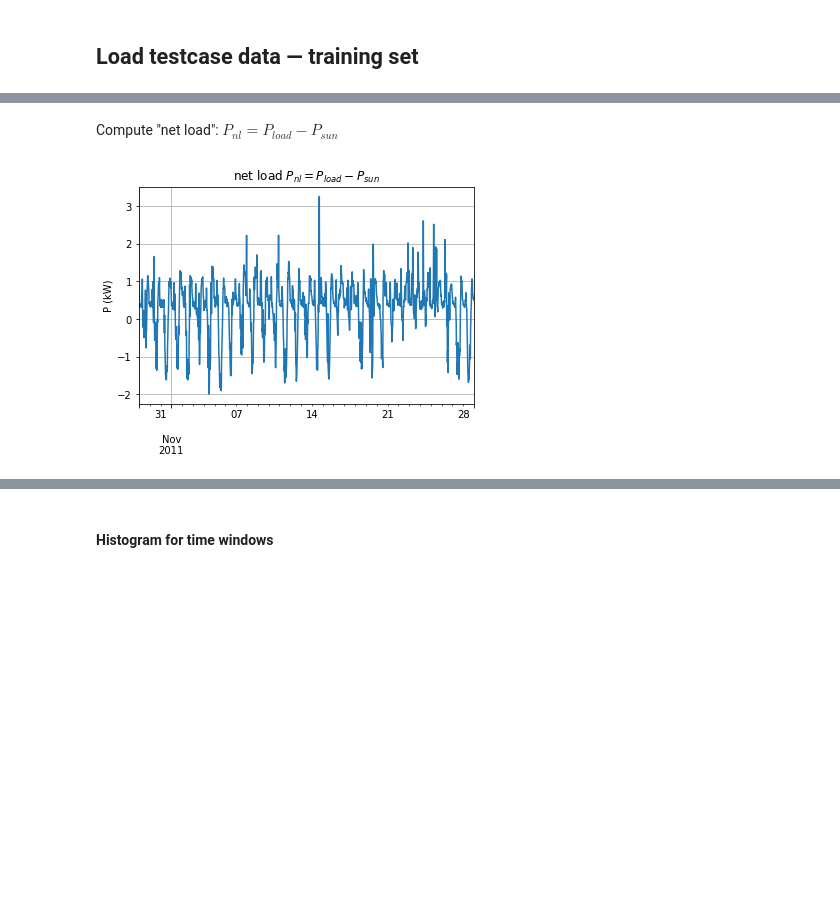
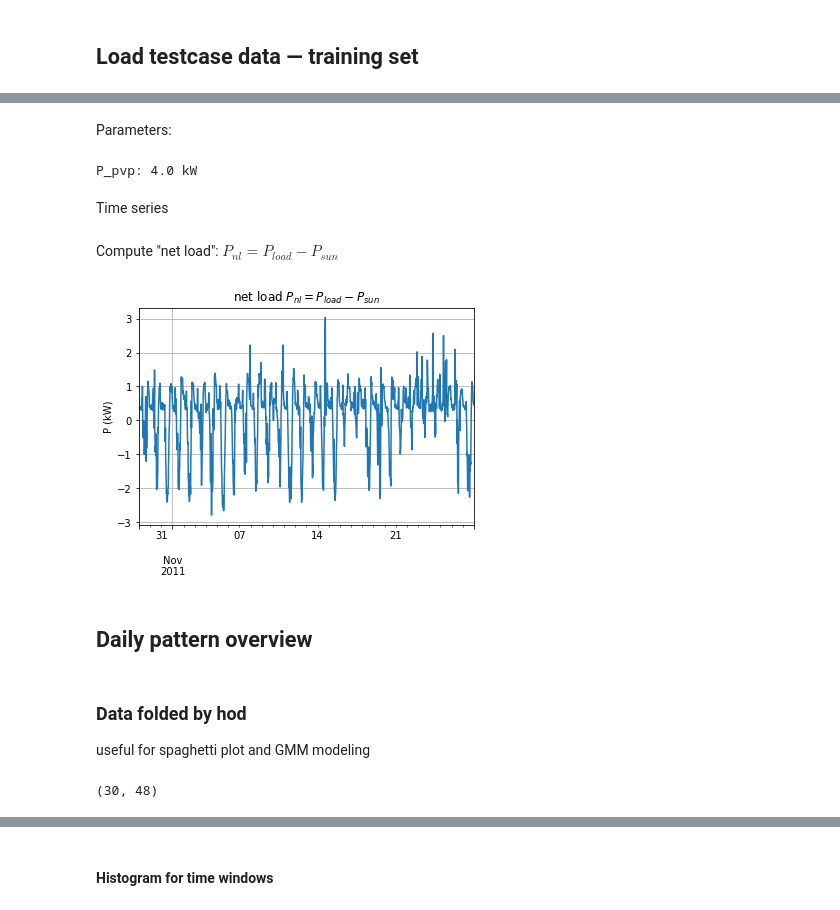
Before and after one commit to pierre-haessig/solarhome-control-bench, a Jupyter notebook: modeling/Input_daily_pattern.ipynb, the cells around one changed output, grey strips where cells are left out. Drawn from its saved outputs; the diff is of its cells as text; code cells hidden in the pictures; blank space fills up the shorter version.

```diff
--- a/modeling/Input_daily_pattern.ipynb
+++ b/modeling/Input_daily_pattern.ipynb
@@ -45,12 +44,35 @@ df = df[sl]
+# %%
+params, data = load_data(subset='train', keep_date=True)
+# %% [markdown]
+Parameters:
+# %%
+dt = 0.5 # hours
+P_pvp = params['P_pvp']
+print('P_pvp: {:.1f} kW'.format(P_pvp))
+# %% [output]
+P_pvp: 4.0 kW
+# %% [markdown]
+Time series
+# %%
+P_load = data.P_load_sp
+P_sun = data.P_sun_1k*P_pvp;
 # %% [markdown]
 Compute "net load": $P_{nl}= P_{load} - P_{sun}$
 # %%
-P_load = df.GC
-P_sun = df.GG/1.04*P_pvp;
-
 P_nl = P_load - P_sun
 ax = P_nl.plot()
 ax.set(ylabel='P (kW)', title="net load $P_{nl}= P_{load} - P_{sun}$")
 plt.grid()
 # %% [output]
-[figure, old version]
+[figure, new version]
+# %% [markdown]
+## Daily pattern overview
+# %% [markdown]
+### Data folded by hod
+
+useful for spaghetti plot and GMM modeling
+# %%
+P_fold = P_nl.values.reshape((-1,48))
+P_fold.shape
+# %% [output]
+(30, 48)
```
Also changed, not shown: parts of 82 cells of this notebook, 3 other files.
